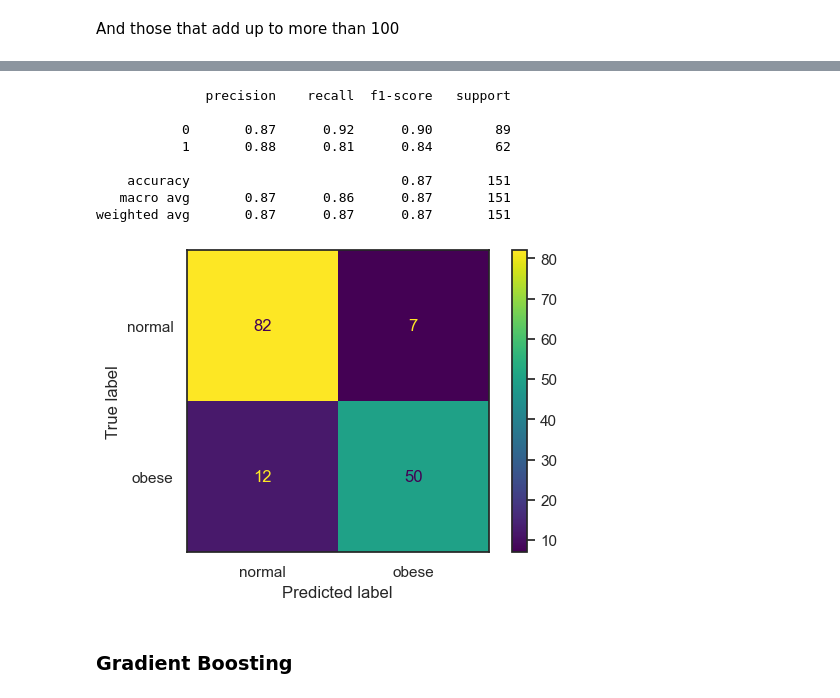
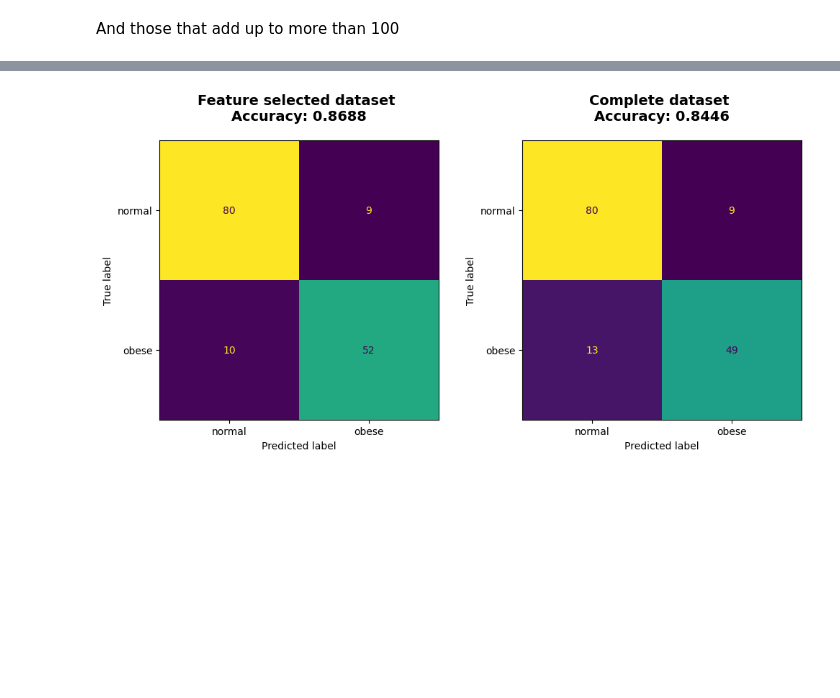
Before and after one commit to Geoff-CQW/obesity_stool, a Jupyter notebook: Project.ipynb, the cells around one changed output, grey strips where cells are left out. Cells and saved outputs as stored; diff of their text form; code cells hidden in the pictures; blank space fills up the shorter version.

```diff
--- a/Project.ipynb
+++ b/Project.ipynb
@@ -573,12 +380,16 @@ I had tried decision trees as well, but didn't get good performance so it wasn't
 from sklearn.ensemble import RandomForestClassifier
 from scipy.stats import randint
 
+# smaller dataset
 forest = RandomForestClassifier(random_state=78)
 
 forest_params = {'n_estimators':randint(0, 50), 'max_features':['sqrt','log2']}
 
 forest_cv = RandomizedSearchCV(forest, forest_params, scoring = 'balanced_accuracy', random_state = 78, n_jobs=6, refit=True).fit(x_train, y_train)
 
-forest_cv.best_params_
+# larger dataset
+forest2 = RandomForestClassifier(random_state=78)
 
-model_performance(y_test, forest_cv.predict(x_test))
+forest_params2 = {'n_estimators':randint(0, 50), 'max_features':['sqrt','log2']}
+
+forest_cv2 = RandomizedSearchCV(forest2, forest_params2, scoring = 'balanced_accuracy', random_state = 78, n_jobs=6, refit=True).fit(x_train2, y_train2)
@@ -599,23 +396,4 @@ The random forest model is the better performing one so far, which isn't surpris
-# %%
-from sklearn.ensemble import AdaBoostClassifier
-
-
-ada = AdaBoostClassifier(random_state=78)
-
-ada_params = {'n_estimators':randint(0, 200)}
-
-ada_cv = RandomizedSearchCV(ada, ada_params, scoring = 'balanced_accuracy', n_jobs=6, random_state = 78, refit=True).fit(x_train, y_train)
-
-model_performance(y_test, ada_cv.predict(x_test))
-# %% [output]
-              precision    recall  f1-score   support
-
-           0       0.87      0.92      0.90        89
-           1       0.88      0.81      0.84        62
-
-    accuracy                           0.87       151
-   macro avg       0.87      0.86      0.87       151
-weighted avg       0.87      0.87      0.87       151
-[figure, removed]
-# %% [markdown]
-### Gradient Boosting ###
+# %%
+model_performance(y_test, forest_cv.predict(x_test), y_test2, forest_cv2.predict(x_test2))
+# %% [output]
+[figure, added]
```
Also changed, not shown: parts of 55 cells of this notebook, 5 other files.
